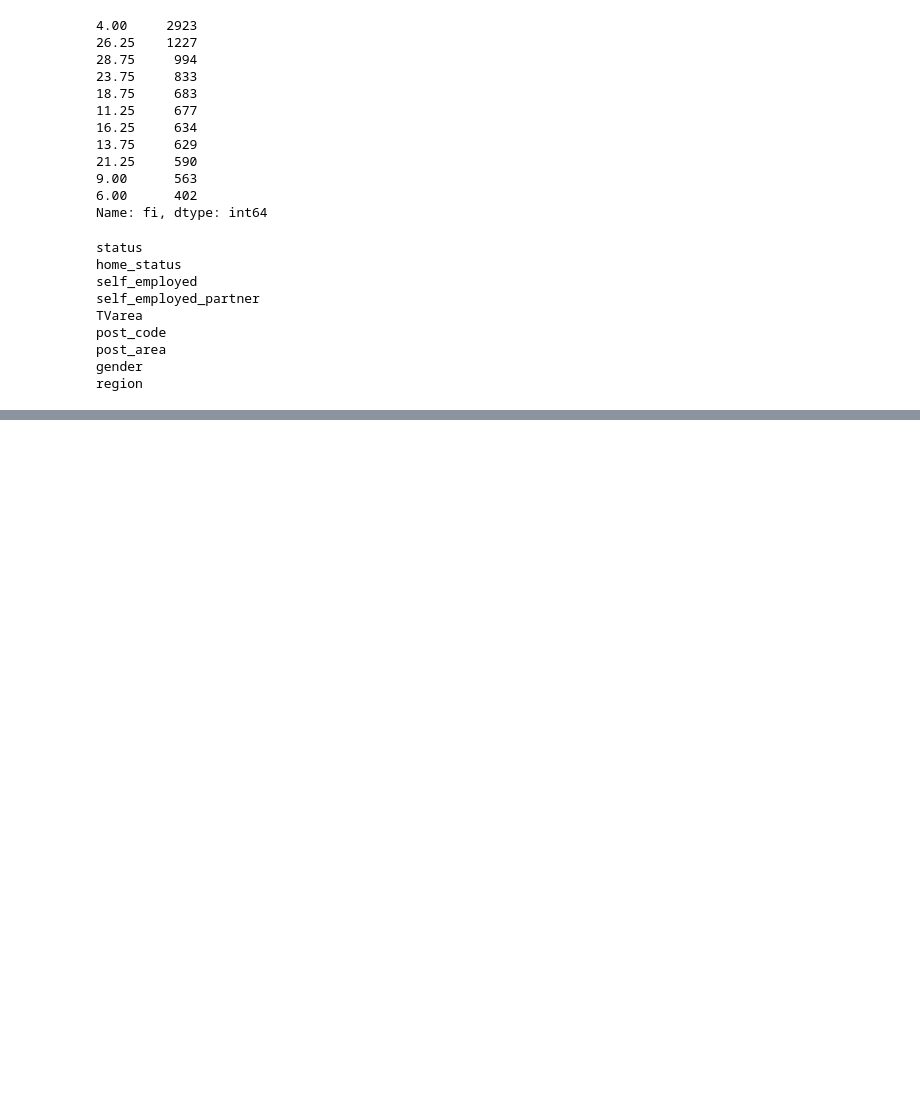
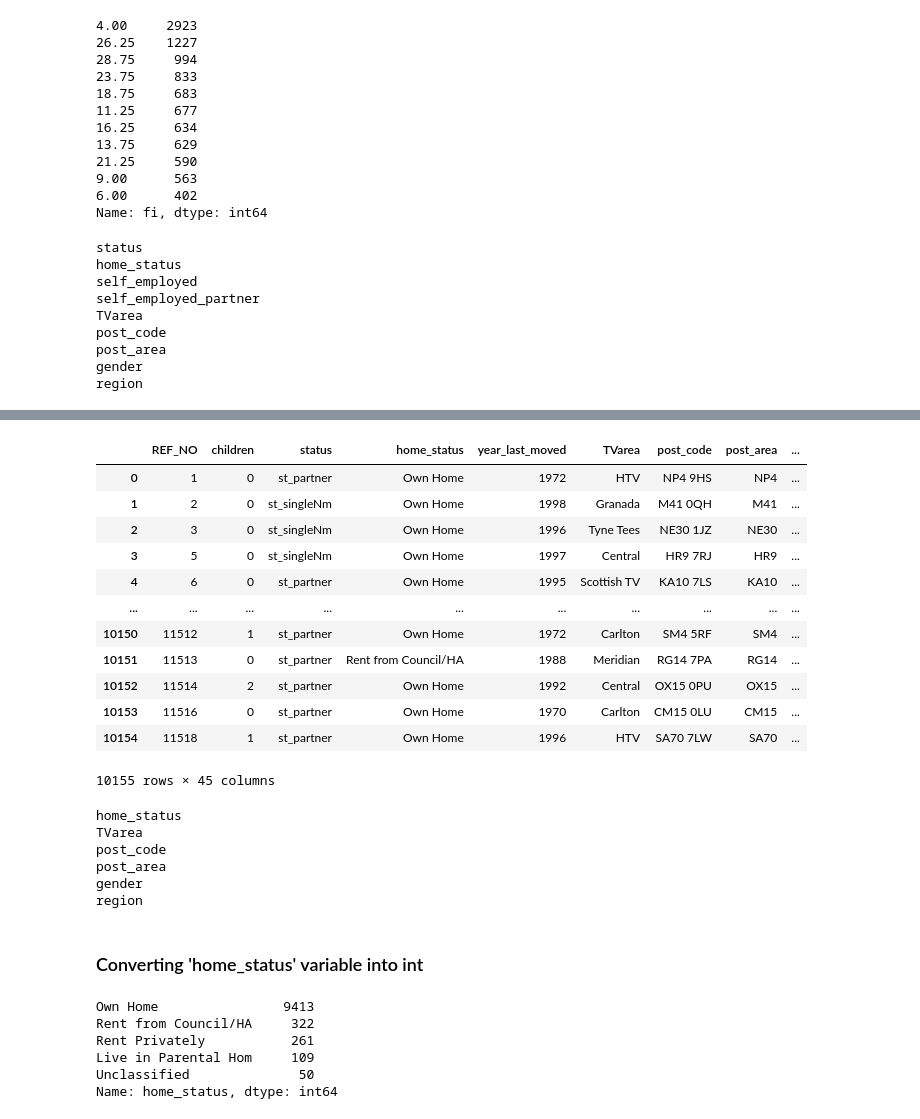
Before and after one commit to thileepanp/Logisitc-Regression, a Jupyter notebook: Logistic Regression.ipynb, the cells around one changed output, grey strips where cells are left out. Cells and saved outputs as stored; diff of their text form; code cells hidden in the pictures; blank space fills up the shorter version.

Commit message:
Cleaned all string variables and the data is ready for modelling.

```diff
--- a/Logistic Regression.ipynb
+++ b/Logistic Regression.ipynb
@@ -558,0 +613,2 @@ region
+# %%
+stockTradingData.drop(['self_employed_partner'], axis=1, inplace=True)
@@ -558,0 +636,4 @@ region
+# %%
+stockTradingData.loc[stockTradingData['status'] == 'Partner', 'status'] = 'st_partner'
+stockTradingData.loc[stockTradingData['status'] == 'Single/Never Married', 'status'] = 'st_singleNm'
+stockTradingData.loc[stockTradingData['status'] == 'Divorced/Separated', 'status'] = 'st_divSep'
@@ -558,0 +649,2 @@ region
+# %%
+statusDummies = pd.get_dummies(stockTradingData['status'])
@@ -558,0 +660,18 @@ region
+# %%
+stockTradingData = stockTradingData.join(statusDummies)
+# %%
+stockTradingData
+# %% [output]
+|  | REF_NO | children | status | home_status | year_last_moved | TVarea | post_code | post_area | ... |
+| 0 | 1 | 0 | st_partner | Own Home | 1972 | HTV | NP4 9HS | NP4 | ... |
+| 1 | 2 | 0 | st_singleNm | Own Home | 1998 | Granada | M41 0QH | M41 | ... |
+| 2 | 3 | 0 | st_singleNm | Own Home | 1996 | Tyne Tees | NE30 1JZ | NE30 | ... |
+| 3 | 5 | 0 | st_singleNm | Own Home | 1997 | Central | HR9 7RJ | HR9 | ... |
+| 4 | 6 | 0 | st_partner | Own Home | 1995 | Scottish TV | KA10 7LS | KA10 | ... |
+| ... | ... | ... | ... | ... | ... | ... | ... | ... | ... |
+| 10150 | 11512 | 1 | st_partner | Own Home | 1972 | Carlton | SM4 5RF | SM4 | ... |
+| 10151 | 11513 | 0 | st_partner | Rent from Council/HA | 1988 | Meridian | RG14 7PA | RG14 | ... |
+| 10152 | 11514 | 2 | st_partner | Own Home | 1992 | Central | OX15 0PU | OX15 | ... |
+| 10153 | 11516 | 0 | st_partner | Own Home | 1970 | Carlton | CM15 0LU | CM15 | ... |
+| 10154 | 11518 | 1 | st_partner | Own Home | 1996 | HTV | SA70 7LW | SA70 | ... |
+10155 rows × 45 columns
@@ -558,0 +680,20 @@ region
+# %%
+printObjectDatatypeColumn(stockTradingData)
+# %% [output]
+home_status
+TVarea
+post_code
+post_area
+gender
+region
+# %% [markdown]
+### Converting 'home_status' variable into int
+# %%
+stockTradingData['home_status'].value_counts()
+# %% [output]
+Own Home                9413
+Rent from Council/HA     322
+Rent Privately           261
+Live in Parental Hom     109
+Unclassified              50
+Name: home_status, dtype: int64
```
Also changed, not shown: parts of 38 cells of this notebook.
